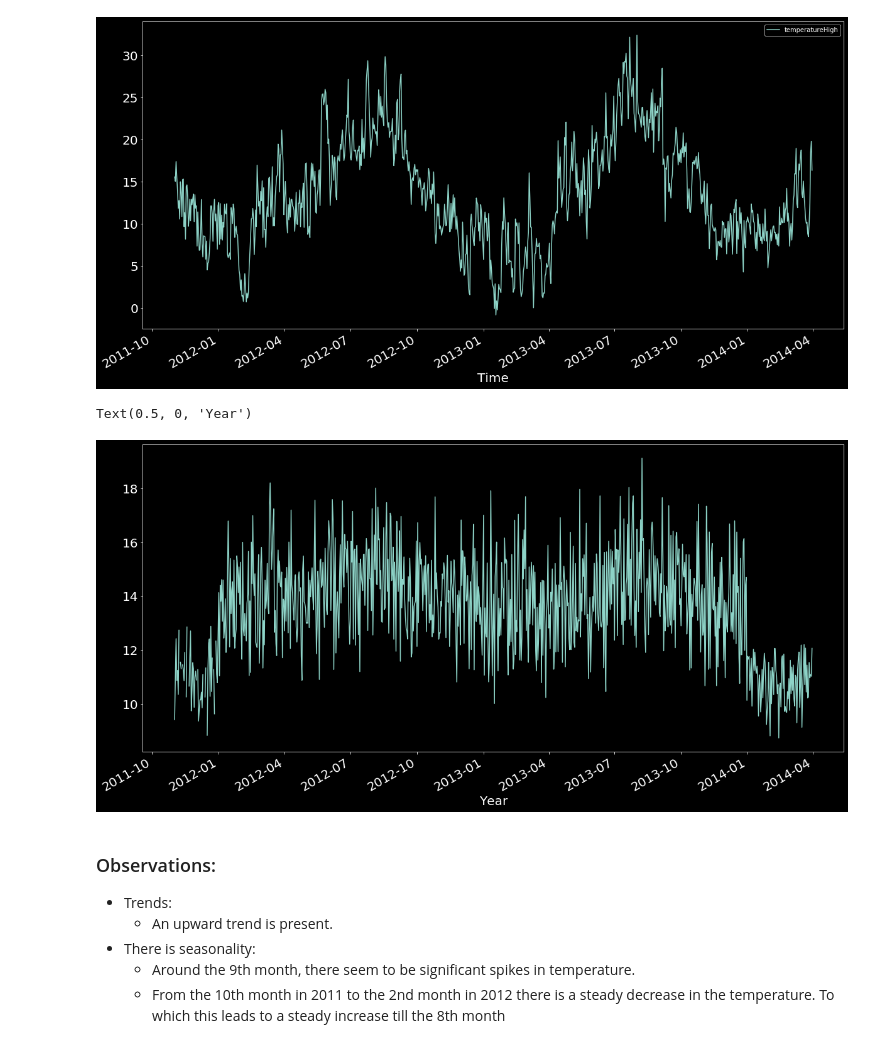
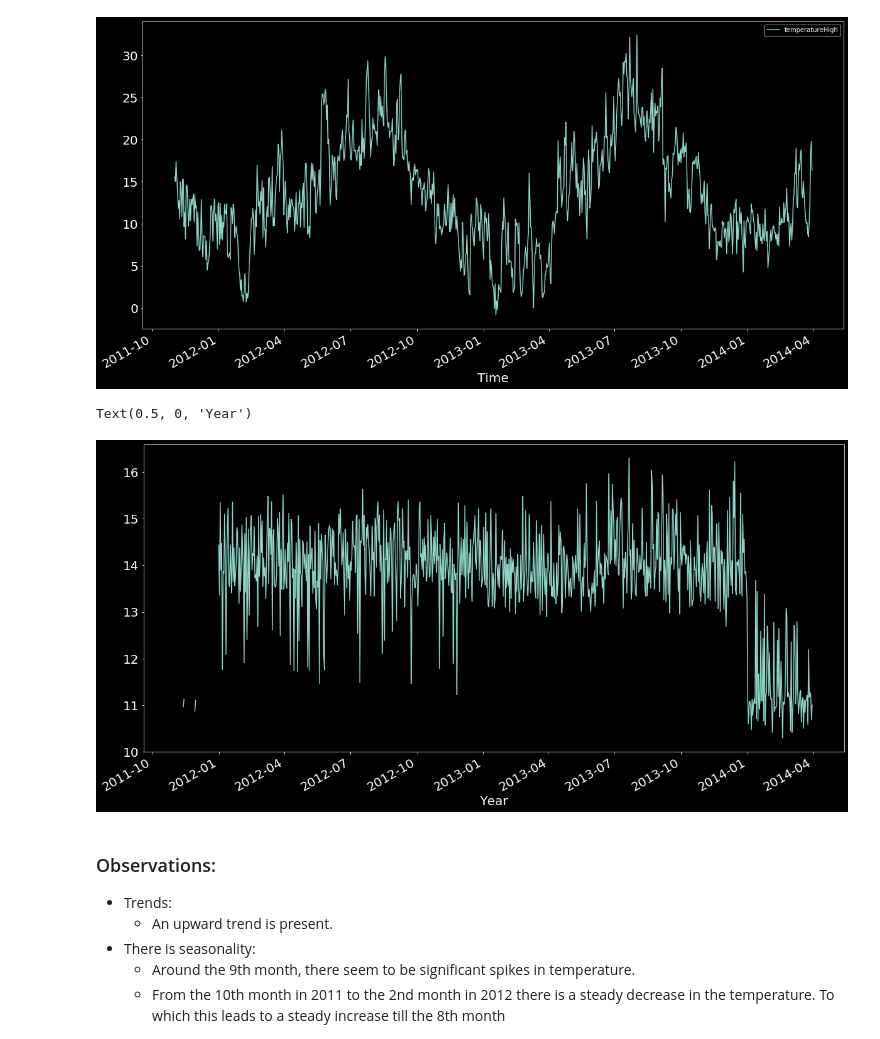
Before and after one commit to UWI-Bois/big-data-A4, a Jupyter notebook: Section 2/Section 2.ipynb, the cells around one changed output. Saved outputs shown, nothing was run; the diff lists cells and outputs as text; code cells hidden in the pictures.

```diff
--- a/Section 2/Section 2.ipynb
+++ b/Section 2/Section 2.ipynb
@@ -214,11 +214,11 @@ plt.xlabel('Time', fontsize=20);
 # %% [output]
 [figure]
 # %%
-df_weather['temperatureHigh'].rolling(12).mean().plot(figsize=(20,10), linewidth=1.5, fontsize=20)
+df_weather['temperatureHigh'].rolling(50).mean().plot(figsize=(20,10), linewidth=1.5, fontsize=20)
 plt.xlabel('Year', fontsize=20)
 # %% [output]
 Text(0.5, 0, 'Year')
-[figure, old version]
+[figure, new version]
 # %% [markdown]
 ### Observations:
 - Trends:
```
Also changed, not shown: parts of 3 cells of this notebook.
